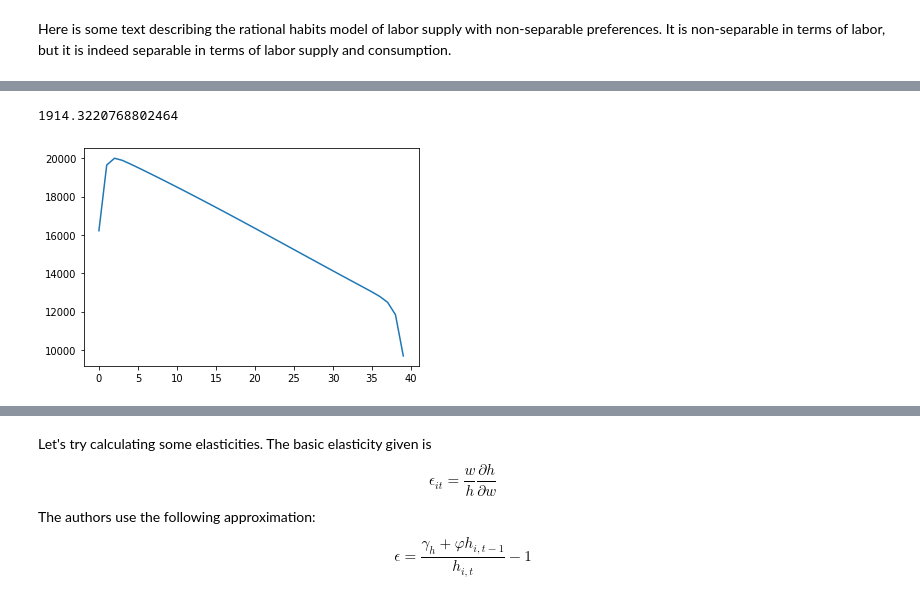
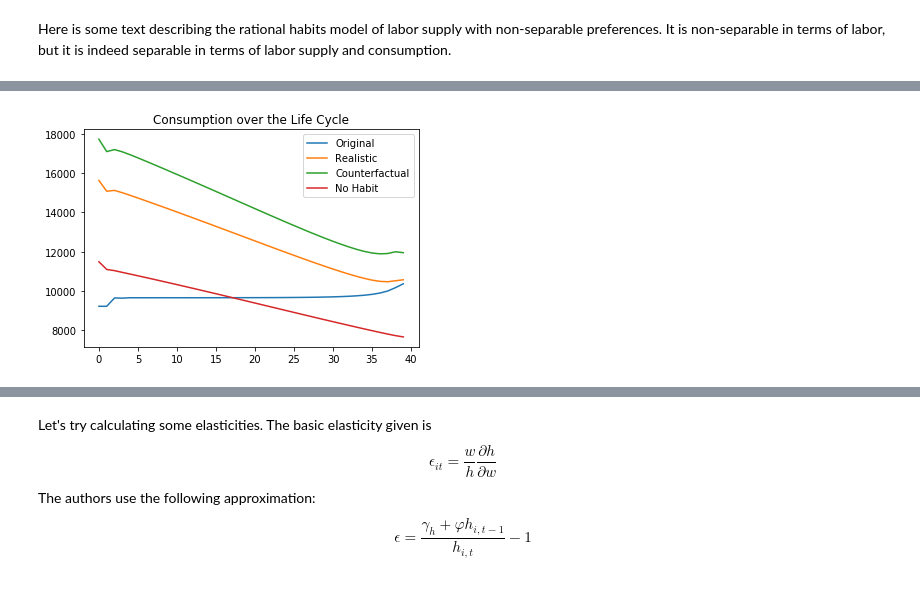
Before and after one commit to mmdrozd/CompMethods2021-DrozdMM, a Jupyter notebook: ProjectMMD.ipynb, the cells around one changed output, grey strips where cells are left out. Drawn from its saved outputs; the diff is of its cells as text; code cells hidden in the pictures.

```diff
--- a/ProjectMMD.ipynb
+++ b/ProjectMMD.ipynb
@@ -181,10 +32,0 @@ plt.show()
-# %%
-print(mean_hours2.mean())
-# %% [output]
-1914.3220768802464
-# %%
-plt.figure()
-plt.plot(mean_cons2)
-plt.show()
-# %% [output]
-[figure, removed]
@@ -191,2 +109,13 @@ plt.show()
+# %%
+plt.figure()
+plt.plot(c, label='Original')
+plt.plot(c2, label='Realistic')
+plt.plot(c3, label='Counterfactual')
+plt.plot(c4, label='No Habit')
+plt.legend()
+plt.title('Consumption over the Life Cycle')
+plt.show()
+# %% [output]
+[figure, added]
 # %%
 plt.figure()
```
Also changed, not shown: parts of 27 cells of this notebook.
